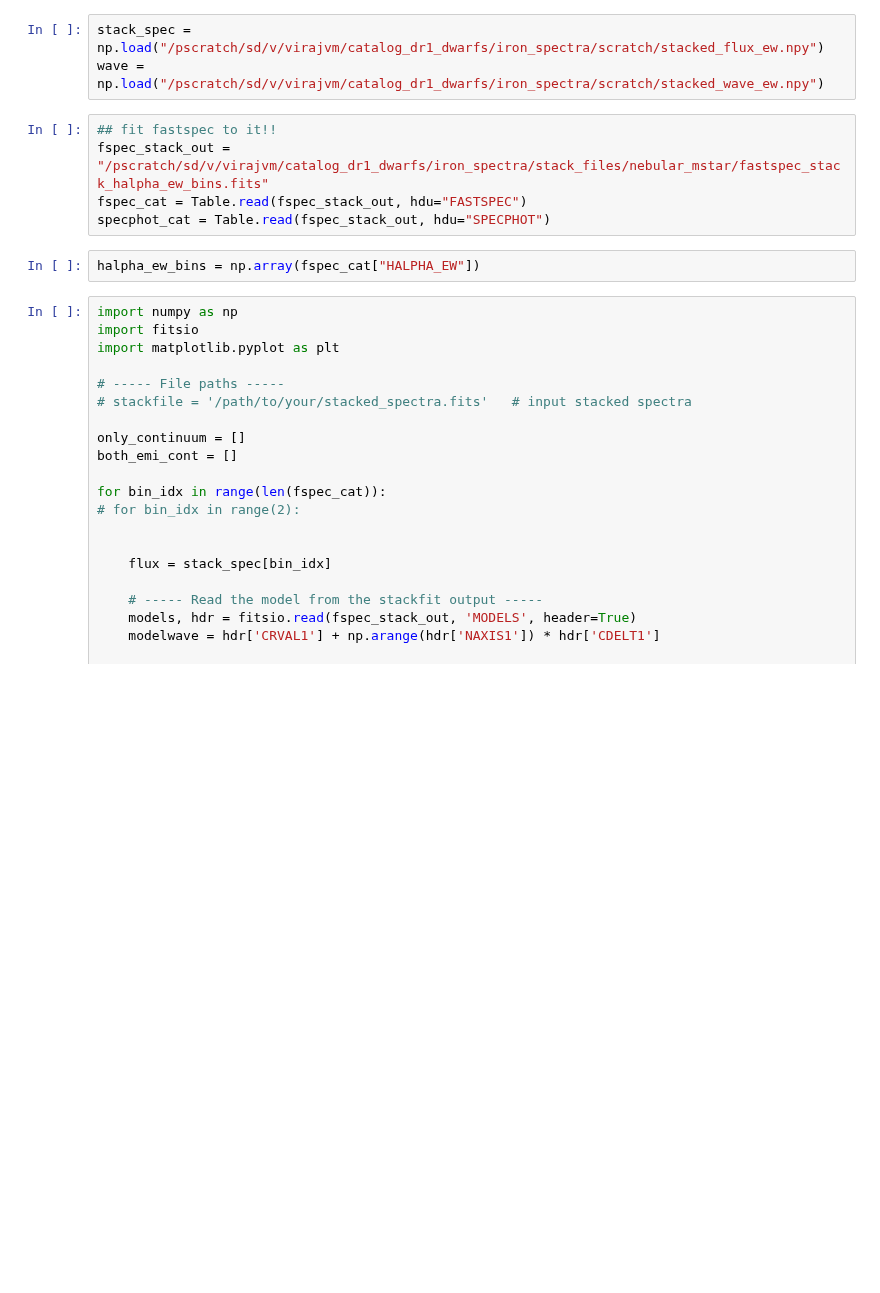
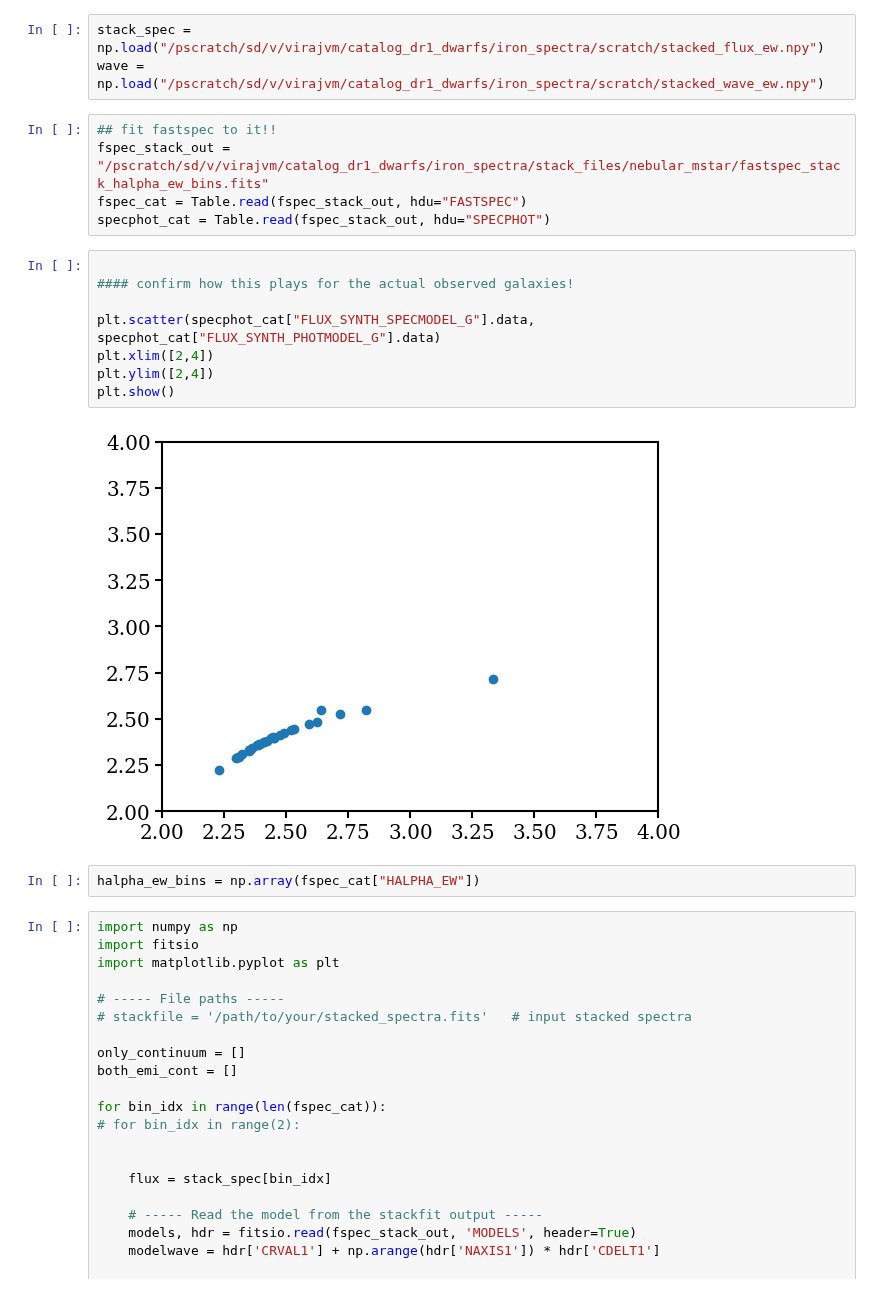
Before and after one commit to virajvman/desi_dwarfs, a Jupyter notebook: notebooks/catalog_paper/stellar_mass_investigate.ipynb, the cells around one changed output. Saved outputs shown, nothing was run; the diff lists cells and outputs as text; blank space fills up the shorter version.

```diff
--- a/notebooks/catalog_paper/stellar_mass_investigate.ipynb
+++ b/notebooks/catalog_paper/stellar_mass_investigate.ipynb
@@ -97,6 +285,16 @@ wave = np.load("/pscratch/sd/v/virajvm/catalog_dr1_dwarfs/iron_spectra/scratch/s
 fspec_stack_out = "/pscratch/sd/v/virajvm/catalog_dr1_dwarfs/iron_spectra/stack_files/nebular_mstar/fastspec_stack_halpha_ew_bins.fits"
 fspec_cat = Table.read(fspec_stack_out, hdu="FASTSPEC")
 specphot_cat = Table.read(fspec_stack_out, hdu="SPECPHOT")
+# %%
+
+#### confirm how this plays for the actual observed galaxies!
+
+plt.scatter(specphot_cat["FLUX_SYNTH_SPECMODEL_G"].data, specphot_cat["FLUX_SYNTH_PHOTMODEL_G"].data)
+plt.xlim([2,4])
+plt.ylim([2,4])
+plt.show()
+# %% [output]
+[figure, added]
 # %%
 halpha_ew_bins = np.array(fspec_cat["HALPHA_EW"])
 # %%
```
Also changed, not shown: parts of 23 cells of this notebook, 3 other files.
